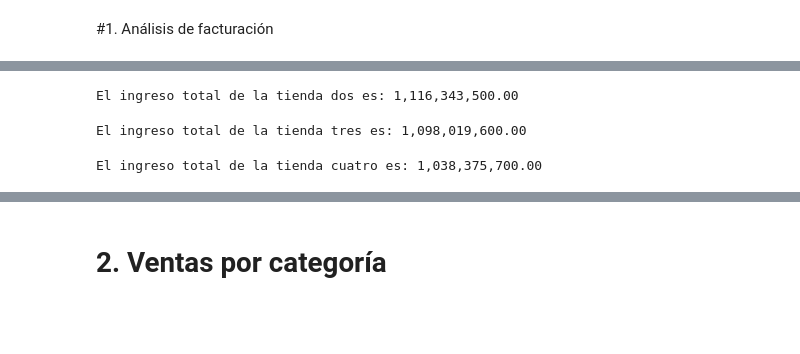
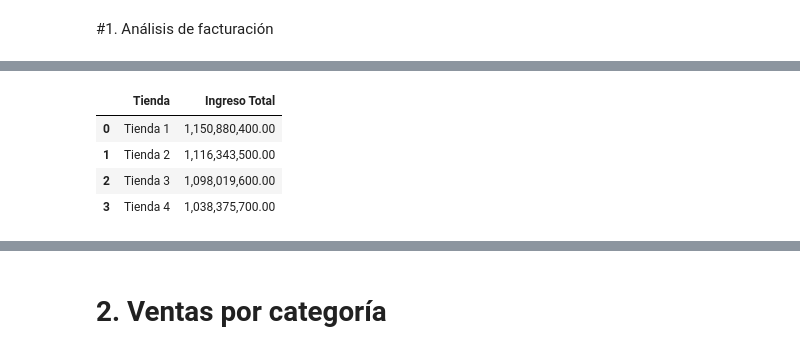
Before and after one commit to ghost22r/challenge-amigo-secreto-aluram, a Jupyter notebook: AluraStoreLatam.ipynb, the cells around one changed output, grey strips where cells are left out. Cells and saved outputs as stored; diff of their text form; code cells hidden in the pictures; blank space fills up the shorter version.

```diff
--- a/AluraStoreLatam.ipynb
+++ b/AluraStoreLatam.ipynb
@@ -33,15 +27,0 @@ El ingreso total de la tienda uno es: 1,150,880,400.00
-# %%
-ingreso_total_tienda2 = tienda2['Precio'].sum()
-print(f'El ingreso total de la tienda dos es: {ingreso_total_tienda2:,.2f}')
-# %% [output]
-El ingreso total de la tienda dos es: 1,116,343,500.00
-# %%
-ingreso_total_tienda3 = tienda3['Precio'].sum()
-print(f'El ingreso total de la tienda tres es: {ingreso_total_tienda3:,.2f}')
-# %% [output]
-El ingreso total de la tienda tres es: 1,098,019,600.00
-# %%
-ingreso_total_tienda4 = tienda4['Precio'].sum()
-print(f'El ingreso total de la tienda cuatro es: {ingreso_total_tienda4:,.2f}')
-# %% [output]
-El ingreso total de la tienda cuatro es: 1,038,375,700.00
@@ -47,0 +33,13 @@ El ingreso total de la tienda cuatro es: 1,038,375,700.00
+# %%
+factura_tiendas = {'Tienda': ['Tienda 1', 'Tienda 2', 'Tienda 3', 'Tienda 4'], \
+                   'Ingreso Total': [f'{ingreso_total_tienda1:,.2f}',f'{ingreso_total_tienda2:,.2f}', \
+                                     f'{ingreso_total_tienda3:,.2f}', f'{ingreso_total_tienda4:,.2f}']}
+# %%
+facturacion_tiendas = pd.DataFrame(factura_tiendas)
+facturacion_tiendas
+# %% [output]
+|  | Tienda | Ingreso Total |
+| 0 | Tienda 1 | 1,150,880,400.00 |
+| 1 | Tienda 2 | 1,116,343,500.00 |
+| 2 | Tienda 3 | 1,098,019,600.00 |
+| 3 | Tienda 4 | 1,038,375,700.00 |
```
Also changed, not shown: parts of 26 cells of this notebook.
